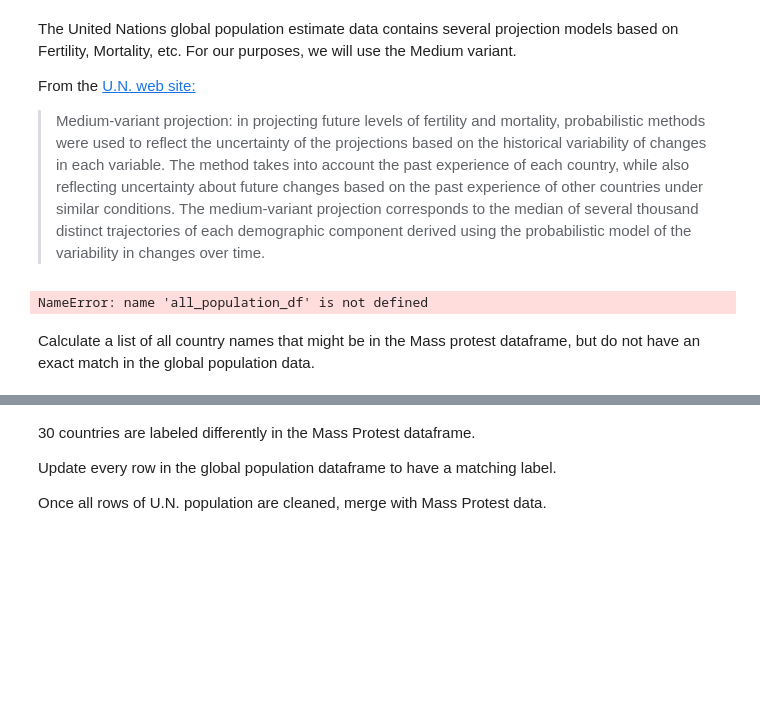
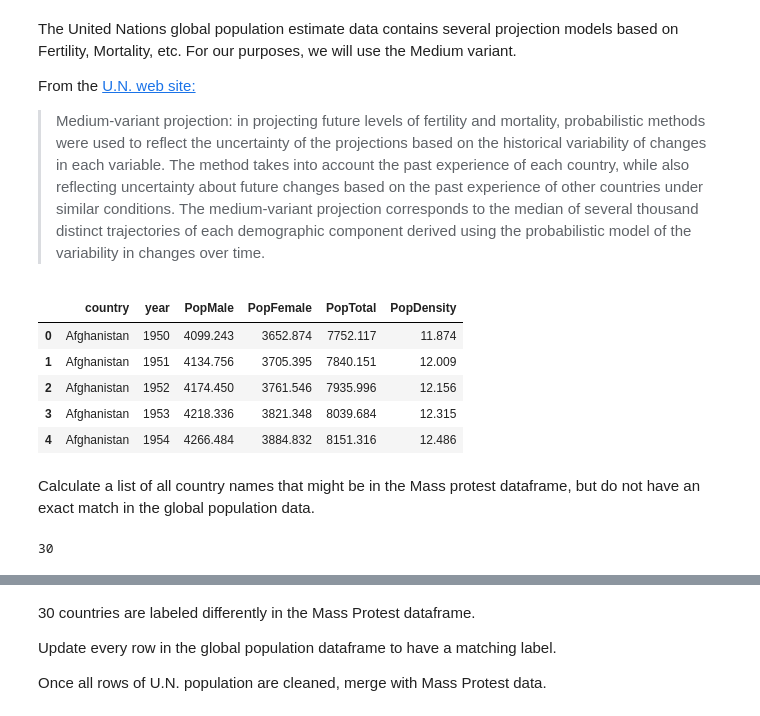
Before and after one commit to EmFib/Mass-Protests, a Jupyter notebook: code/02a_Add_Global_Population.ipynb, the cells around one changed output, grey strips where cells are left out. Drawn from its saved outputs; the diff is of its cells as text; code cells hidden in the pictures; blank space fills up the shorter version.

Commit message:
Minor tweak to temp dataframe variables

```diff
--- a/code/02a_Add_Global_Population.ipynb
+++ b/code/02a_Add_Global_Population.ipynb
@@ -45,16 +45,21 @@ From the [U.N. web site:](https://population.un.org/wpp/DefinitionOfProjectionVa
 
 >Medium-variant projection: in projecting future levels of fertility and mortality, probabilistic methods were used to reflect the uncertainty of the projections based on the historical variability of changes in each variable. The method takes into account the past experience of each country, while also reflecting uncertainty about future changes based on the past experience of other countries under similar conditions.  The medium-variant projection corresponds to the median of several thousand distinct trajectories of each demographic component derived using the probabilistic model of the variability in changes over time.
 # %%
-pop_df = pop_df[all_population_df['Variant']=='Medium']
+pop_df = pop_df[pop_df['Variant']=='Medium']
 
 #Drop Variant column since all rows are now 'Medium' variant. VarID is a numeric code for the variant. Also unnecessary
 # Drop LocID (numeric): numeric code for the location - not used in any of our purposes.
 # Drop MidPeriod - not used in any of our analysis
 pop_df.drop(columns=['LocID','Variant', 'VarID','MidPeriod'], inplace=True)
 pop_df.rename(columns = {'Location':'country', 'Time':'year'}, inplace = True)
 pop_df.head()
 # %% [output]
-NameError: name 'all_population_df' is not defined
+|  | country | year | PopMale | PopFemale | PopTotal | PopDensity |
+| 0 | Afghanistan | 1950 | 4099.243 | 3652.874 | 7752.117 | 11.874 |
+| 1 | Afghanistan | 1951 | 4134.756 | 3705.395 | 7840.151 | 12.009 |
+| 2 | Afghanistan | 1952 | 4174.450 | 3761.546 | 7935.996 | 12.156 |
+| 3 | Afghanistan | 1953 | 4218.336 | 3821.348 | 8039.684 | 12.315 |
+| 4 | Afghanistan | 1954 | 4266.484 | 3884.832 | 8151.316 | 12.486 |
 # %% [markdown]
 Calculate a list of all country names that might be in the Mass protest dataframe, but do not have an exact match in the global population data.
 # %%
@@ -68,5 +73,7 @@ for country in mass_countries:
         mass_not_global_pop.append(country)
 
 len(mass_not_global_pop)
+# %% [output]
+30
 # %%
 mass_not_global_pop
```
Also changed, not shown: parts of 18 cells of this notebook, 4 other files.
